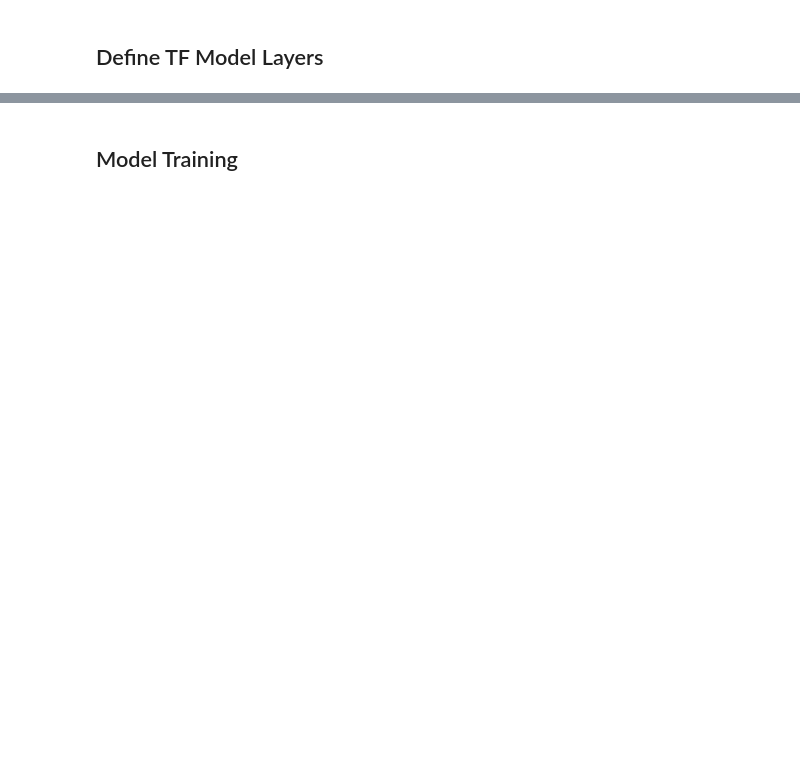
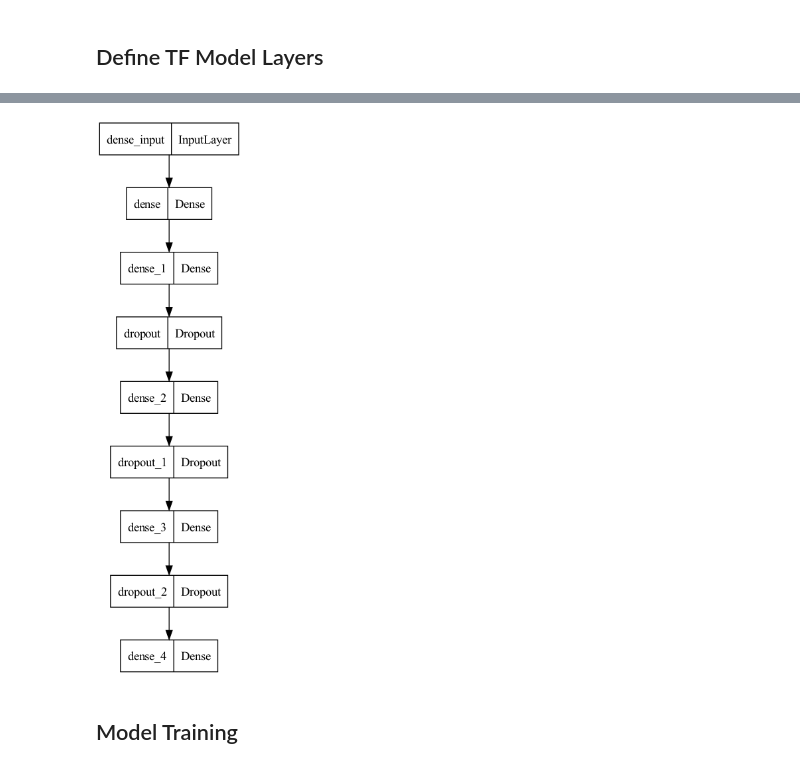
Before and after one commit to zmu1/COMP90020_Project, a Jupyter notebook: ml/Fraud Transaction Detection - Callback.ipynb, the cells around one changed output, grey strips where cells are left out. Saved outputs shown, nothing was run; the diff lists cells and outputs as text; code cells hidden in the pictures; blank space fills up the shorter version.

Commit message:
Generate model layer structure plot

```diff
--- a/ml/Fraud Transaction Detection - Callback.ipynb
+++ b/ml/Fraud Transaction Detection - Callback.ipynb
@@ -95,6 +95,12 @@ class CustomCallback(Callback):
 
 
 model.compile(loss='binary_crossentropy', optimizer='adam', metrics='accuracy')
+# %%
+# show model structure
+from tensorflow.keras.utils import plot_model
+plot_model(model)
+# %% [output]
+[figure, added]
 # %% [markdown]
 ## Model Training
 # %%
```
Also changed, not shown: parts of 7 cells of this notebook, 1 other file.
